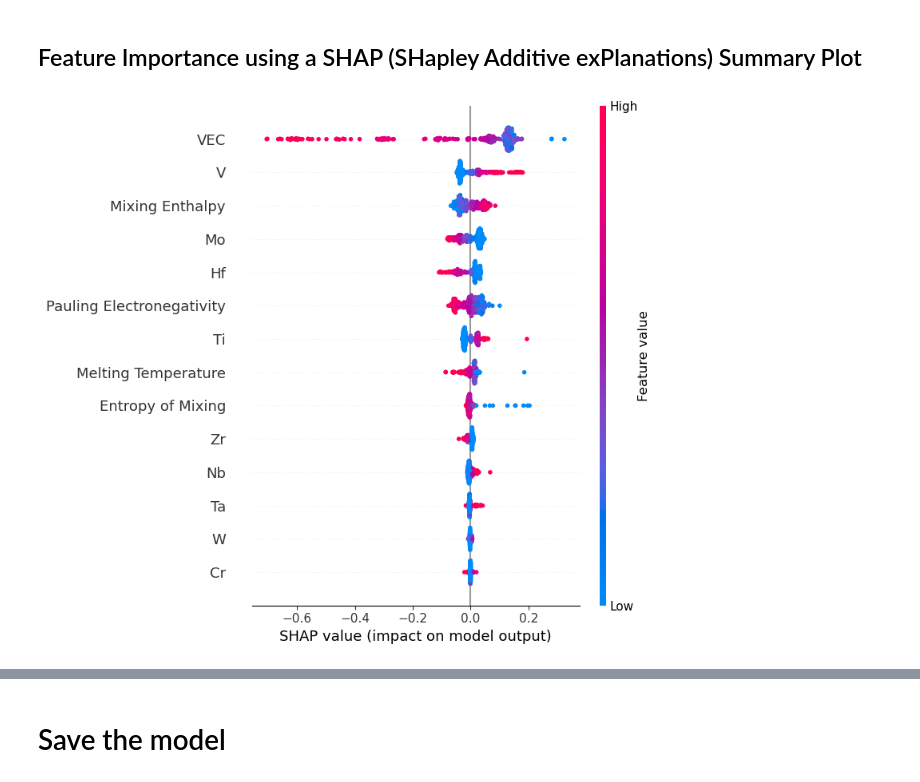
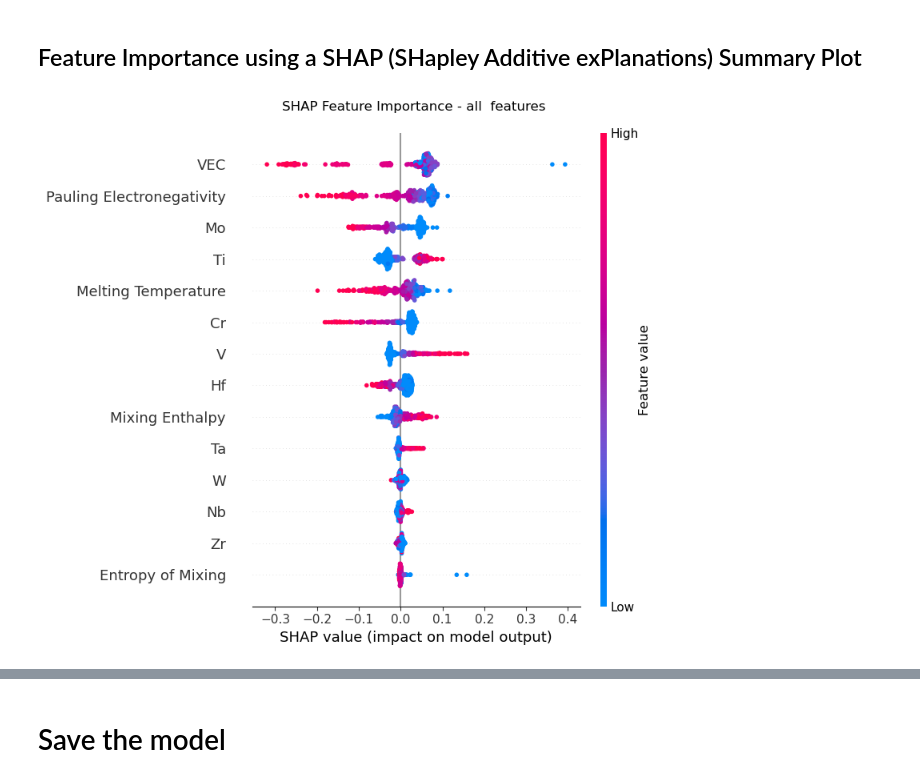
Before and after one commit to dppant/electronic-DOS-prediction, a Jupyter notebook: process-design-develop-model.ipynb, the cells around one changed output, grey strips where cells are left out. Drawn from its saved outputs; the diff is of its cells as text; code cells hidden in the pictures.

```diff
--- a/process-design-develop-model.ipynb
+++ b/process-design-develop-model.ipynb
@@ -949,26 +609,0 @@ Final selected model is **Gradient Boosting Regression**
-# %%
-
-# Define the final Gradient Boosting model with the best hyperparameters
-final_model = GradientBoostingRegressor(
-    learning_rate=0.05,
-    max_depth=3,
-    n_estimators=300,
-    subsample=0.6,
-    random_state=42
-)
-
-# Train the model on the full training data
-final_model.fit(X_train, y_train)
-
-# Make predictions on the test data
-y_pred = final_model.predict(X_test)
-
-# Evaluate the model on the test data
-r2 = r2_score(y_test, y_pred)
-mae = mean_absolute_error(y_test, y_pred)
-rmse = np.sqrt(root_mean_squared_error(y_test, y_pred))
-
-# Print the evaluation metrics
-print(f"Test R² Score: {r2:.4f}")
-print(f"Test MAE: {mae:.4f}")
-print(f"Test RMSE: {rmse:.4f}")
@@ -1002,0 +676,14 @@ plt.show()
+# %%
+# Get the best model from your tuning results
+best_model = best_gb['model']
+
+# predictions on test data
+y_pred = best_model.predict(X_test)
+
+# Evaluatation model performance
+from sklearn.metrics import r2_score, mean_absolute_error, mean_squared_error
+
+print("\nTest Set Performance:")
+print(f"R² Score: {r2_score(y_test, y_pred):.4f}")
+print(f"MAE: {mean_absolute_error(y_test, y_pred):.4f}")
+print(f"RMSE: {np.sqrt(mean_squared_error(y_test, y_pred)):.4f}")
@@ -1005,13 +719,15 @@ plt.show()
 # %%
 import shap
 
 # Use TreeExplainer for tree-based models like Gradient Boosting
-explainer = shap.Explainer(final_model, X_train)
+explainer = shap.Explainer(best_model, X_train)
 
 # Compute SHAP values
 shap_values = explainer(X_train)
 
+plt.title("SHAP Feature Importance - all  features ", pad=20)
+
 # Summary plot
 shap.summary_plot(shap_values, X_train, feature_names=X_train.columns)
 # %% [output]
-[figure, old version]
+[figure, new version]
```
Also changed, not shown: parts of 34 cells of this notebook, 9 other files.
